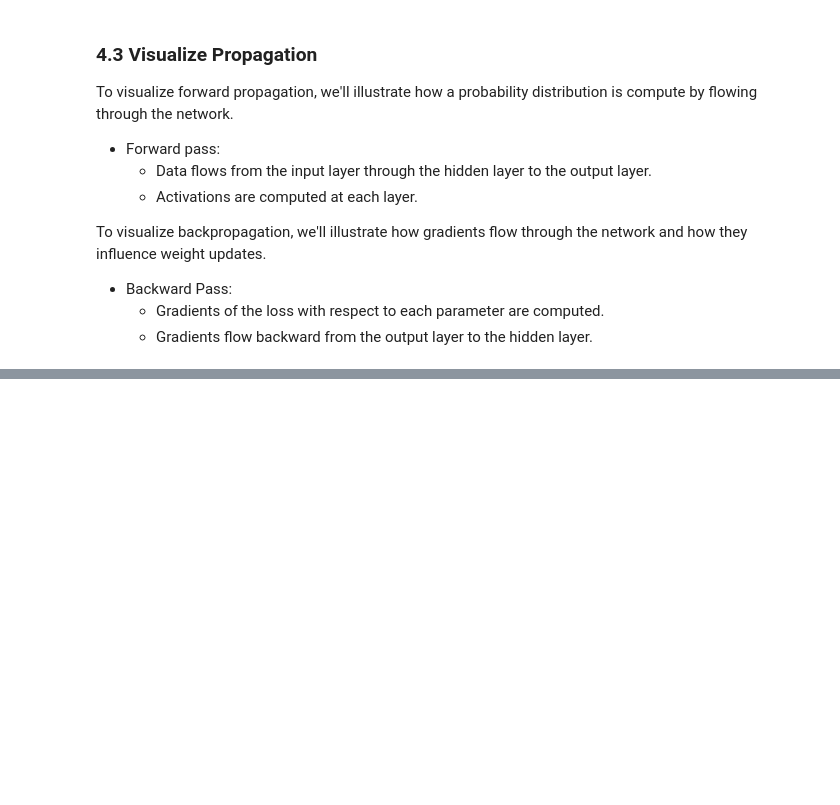
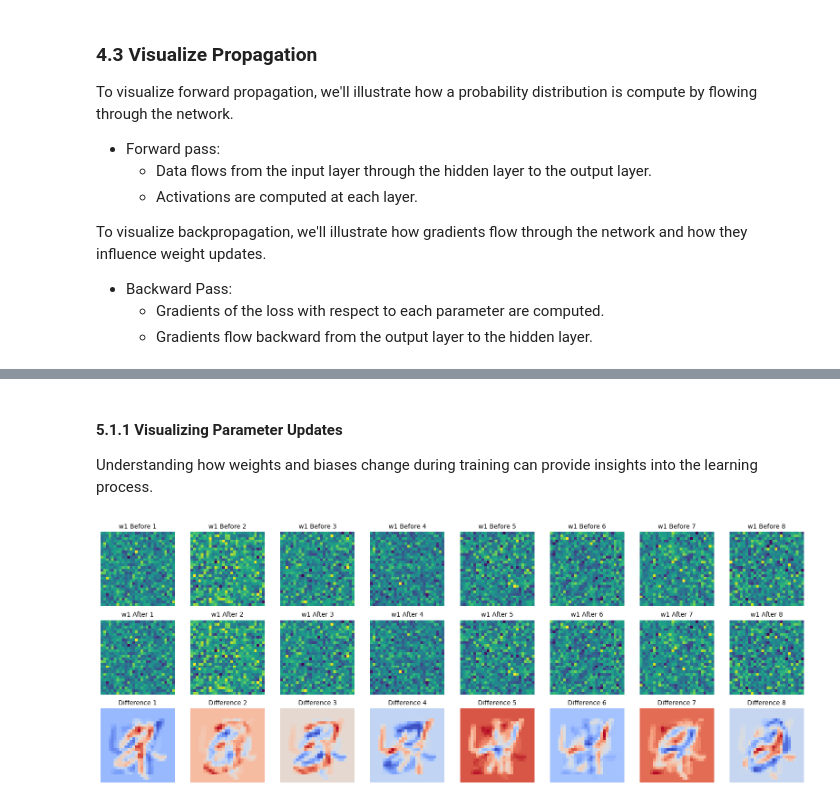
Before and after one commit to dinosaur-oatmeal/MNIST-Walkthrough, a Jupyter notebook: MNIST-Walkthrough.ipynb, the cells around one changed output, grey strips where cells are left out. Drawn from its saved outputs; the diff is of its cells as text; code cells hidden in the pictures; blank space fills up the shorter version.

```diff
--- a/MNIST-Walkthrough.ipynb
+++ b/MNIST-Walkthrough.ipynb
@@ -697,0 +737,66 @@ visualize_forward_backward(x_sample, y_true, weights, biases)
+# %% [markdown]
+#### 5.1.1 Visualizing Parameter Updates
+
+Understanding how weights and biases change during training can provide insights into the learning process.
+# %%
+import copy
+
+'''
+Visualizes the changes in weights before and after updates, and the difference.
+
+Parameters:
+- weights_before (dict): Weight matrices before update.
+- weights_after (dict): Weight matrices after update.
+- layer (str): Which layer's weights to visualize ('w1' or 'w2').
+- num_weights (int): Number of weights to visualize.
+
+Returns:
+- None
+'''
+def visualize_parameter_updates(weights_before, weights_after, layer='w1', num_weights=16):
+
+    w_before = weights_before[layer]
+    w_after = weights_after[layer]
+
+    # Set up the plot grid
+    fig, axes = plt.subplots(3, num_weights, figsize=(num_weights * 2, 6))
+
+    # Before Update
+    for i in range(num_weights):
+        axes[0, i].imshow(w_before[i].reshape(28, 28), cmap='viridis')
+        axes[0, i].set_title(f'{layer} Before {i+1}', fontsize=10)
+        axes[0, i].axis('off')
+
+    # After Update
+    for i in range(num_weights):
+        axes[1, i].imshow(w_after[i].reshape(28, 28), cmap='viridis')
+        axes[1, i].set_title(f'{layer} After {i+1}', fontsize=10)
+        axes[1, i].axis('off')
+
+    # Difference (After - Before)
+    for i in range(num_weights):
+        diff = w_after[i] - w_before[i]
+        axes[2, i].imshow(diff.reshape(28, 28), cmap='coolwarm')
+        axes[2, i].set_title(f'Difference {i+1}', fontsize=10)
+        axes[2, i].axis('off')
+
+    plt.tight_layout()
+    plt.show()
+
+# Example usage:
+# Clone weights before update
+weights_before_update = copy.deepcopy(weights)
+
+# Perform forward and backpropagation with a batch of data
+batch_size = 10
+a2, cache = forward_propagation(x_train[:, :batch_size], weights, biases)
+gradients = back_propagation(x_train[:, :batch_size], y_train[:batch_size], cache, weights)
+
+# Update parameters
+learning_rate = 0.1
+weights, biases = update_parameters(weights, biases, gradients, learning_rate)
+
+# Visualize updates for the hidden layer
+visualize_parameter_updates(weights_before_update, weights, layer='w1', num_weights=8)
+# %% [output]
+[figure, added]
```
Also changed, not shown: parts of 12 cells of this notebook, 2 other files.
